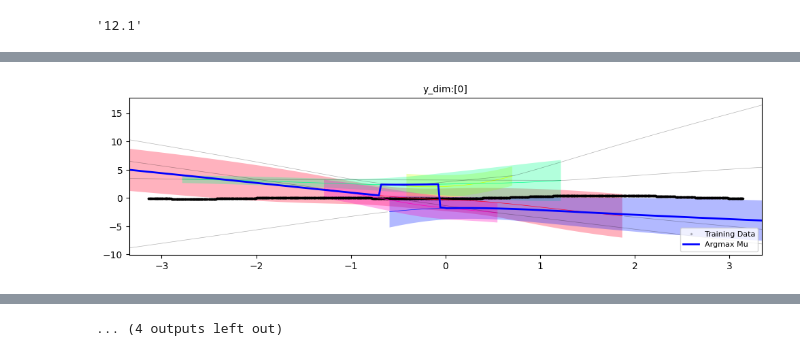
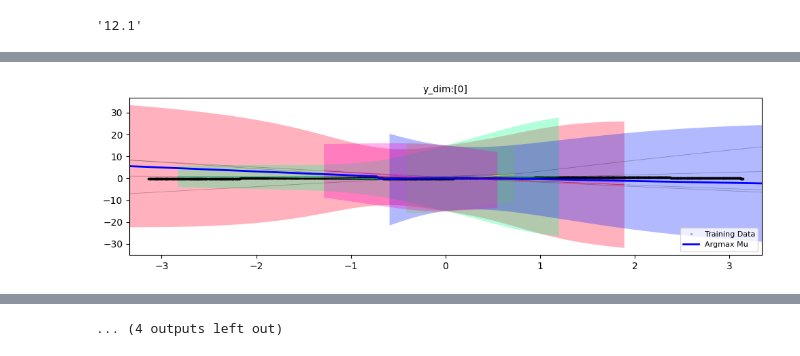
Before and after one commit to baokhanhle123/DL-mid-exam-eval, a Jupyter notebook: 2025012848_test_data.ipynb, the cells around one changed output, grey strips where cells are left out. Drawn from its saved outputs; the diff is of its cells as text; code cells hidden in the pictures.

```diff
--- a/2025012848_test_data.ipynb
+++ b/2025012848_test_data.ipynb
@@ -92,20 +92,20 @@ mdn = MixtureDensityNetwork(
     x_dim=1, y_dim=1, k=5,
     h_dim_list=[64,64],
     actv=nn.SiLU(),
-    sig_max=2.0,      # <= tighten
-    mu_min=-3.0,      # <= widen (in normalized units)
-    mu_max=+3.0,
+    sig_max=15.0,  # <= tighten
+    mu_min=-0.01,      # <= widen (in normalized units)
+    mu_max=+0.01,
     p_drop=0.0, use_bn=False,
 ).to(device)
 mdn.init_param()
-optm = torch.optim.Adam(mdn.parameters(), lr=3e-4, eps=1e-4, weight_decay=1e-4)
+optm = torch.optim.Adam(mdn.parameters(), lr=3e-5, eps=1e-4, weight_decay=1e-4)
 schd = torch.optim.lr_scheduler.ExponentialLR(optm, gamma=0.9999)
 # %%
 n_train = 800
 x_train = torch.from_numpy(x_train_in).to(device)
 y_train = torch.from_numpy(y_train_in).to(device)
 # %%
-max_iter,batch_size,print_every,plot_every = 2e4,256,1000,5000
+max_iter,batch_size,print_every,plot_every = 2e4,128,1000,5000
 print ("max_iter:[%d] batch_size:[%d] print_every:[%d] plot_every:[%d]"%
       (max_iter,batch_size,print_every,plot_every))
 # %% [output]
@@ -135,65 +135,26 @@ MixtureDensityNetwork(
   )
 )
 # %%
-# --- set once before the loop ---
-lam_mse = 0.20   # auxiliary regression to smooth the predicted curve
-lam_ent = 1e-4   # encourage softer mixing (↑ entropy of pi)
-lam_sig = 1e-5   # discourage extreme sigmas
-lam_tv  = 0.0    # tiny x-smoothness (set 1e-3 to enable)
-tau_mse = 0.6    # soft-argmax temperature
-
-if isinstance(x_train, torch.Tensor): x_train = x_train.detach().cpu().numpy()
-if isinstance(y_train, torch.Tensor): y_train = y_train.detach().cpu().numpy()
-n_train = x_train.shape[0]
+print ("Start training")
+np.random.seed(seed=0)
+torch.manual_seed(seed=0)
+mdn.init_param()
+mdn.train()
+x_train = torch.Tensor(x_train_in).to(device)
+y_train = torch.Tensor(y_train_in).to(device)
 
 for it in range(int(max_iter)):
+    batch_idx = np.random.permutation(n_train)[:batch_size]
+    x_batch,y_batch = x_train[batch_idx],y_train[batch_idx]
 
-    batch_idx = np.random.permutation(n_train)[:batch_size]
-    x_batch = torch.from_numpy(x_train[batch_idx]).float().to(device)
-    y_batch = torch.from_numpy(y_train[batch_idx]).float().to(device)
-
-    mdn.train()
-    optm.zero_grad(set_to_none=True)
-
-    # prefer mixture_params; fallback if forward() returns (pi,mu,sigma)
-    try:
-        pi_batch, mu_batch, sigma_batch = mdn.mixture_params(x_batch)
-    except AttributeError:
-        pi_batch, mu_batch, sigma_batch = mdn.forward(x_batch)
-
-    # defensive clamps (safe even if done inside model)
-    pi_batch    = torch.softmax(torch.log(pi_batch + 1e-12), dim=1).clamp_min(1e-6)
-    sigma_batch = sigma_batch.clamp(1e-2, 1.0)
-
-    # MDN NLL
-    gmm_out = gmm_forward(pi_batch, mu_batch, sigma_batch, y_batch)
-    nll = gmm_out['nlls'].mean()
-
-    # soft-argmax "mode" (smooth surrogate of hard argmax) + robust loss
-    w = torch.softmax(torch.log(pi_batch + 1e-12) / tau_mse, dim=1)
-    y_soft = (w * mu_batch).sum(dim=1, keepdim=True)
-    mse = F.huber_loss(y_batch, y_soft, delta=0.05)  # or F.mse_loss
-
-    # tiny regularizers tailored for MDNs
-    neg_entropy = (pi_batch * (pi_batch + 1e-12).log()).sum(dim=1).mean()  # = -H(π)
-    sig_reg     = (torch.log(sigma_batch)**2).mean()
-
-    # (optional) very light smoothness along x
-    if lam_tv > 0:
-        order = torch.argsort(x_batch[:, 0])
-        i, j  = order[:-1], order[1:]
-        tv    = ((y_soft[j] - y_soft[i])**2).mean()
-    else:
-        tv = torch.tensor(0.0, device=device)
-
-    # ---- TOTAL LOSS (L1 removed; see note below) ----
-    loss = nll + lam_mse*mse + lam_ent*neg_entropy + lam_sig*sig_reg + lam_tv*tv
-
+    # Update
+    mdn.zero_grad()
+    pi_batch,mu_batch,sigma_batch = mdn.forward(x_batch)
+    gmm_out = gmm_forward(pi_batch,mu_batch,sigma_batch,y_batch)
+    loss = torch.mean(gmm_out['nlls']) + 0.1*F.mse_loss(y_batch,gmm_out['argmax_mu'])
     loss.backward()
-    torch.nn.utils.clip_grad_norm_(mdn.parameters(), 5.0)
     optm.step()
     schd.step()
-
     # Print
     if ((it%print_every)==0) or (it==(max_iter-1)):
         print ("[%4d/%d] loss:[%.3f]"%(it,max_iter,loss))
@@ -209 +171 @@ print("Done.")
-[figure, old version]
+[figure, new version]
```
Also changed, not shown: parts of 3 cells of this notebook, 2 other files.
